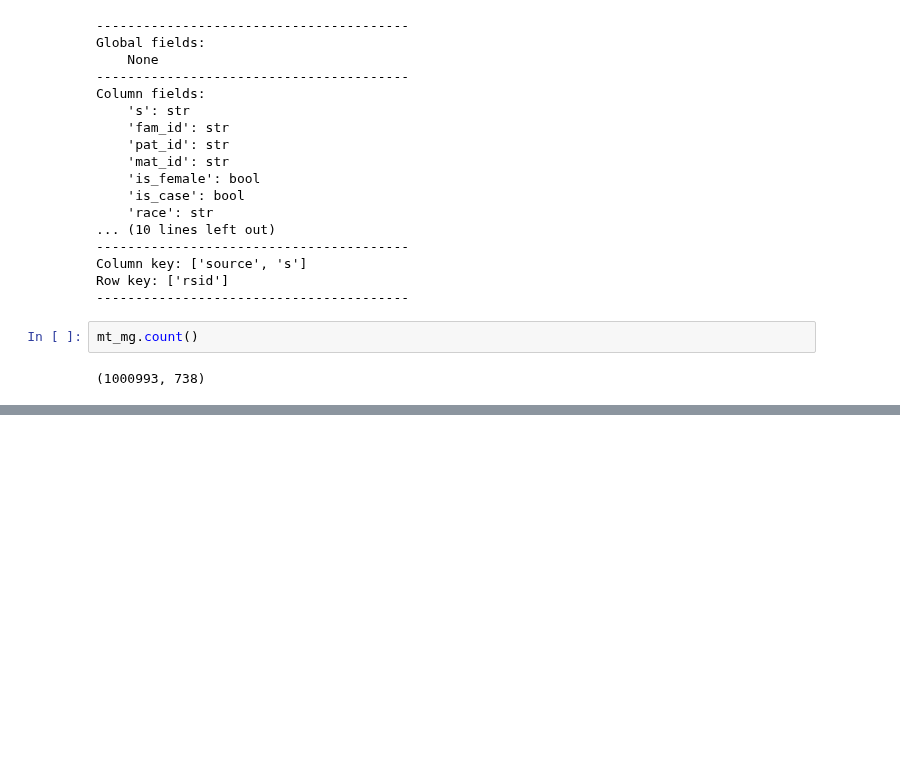
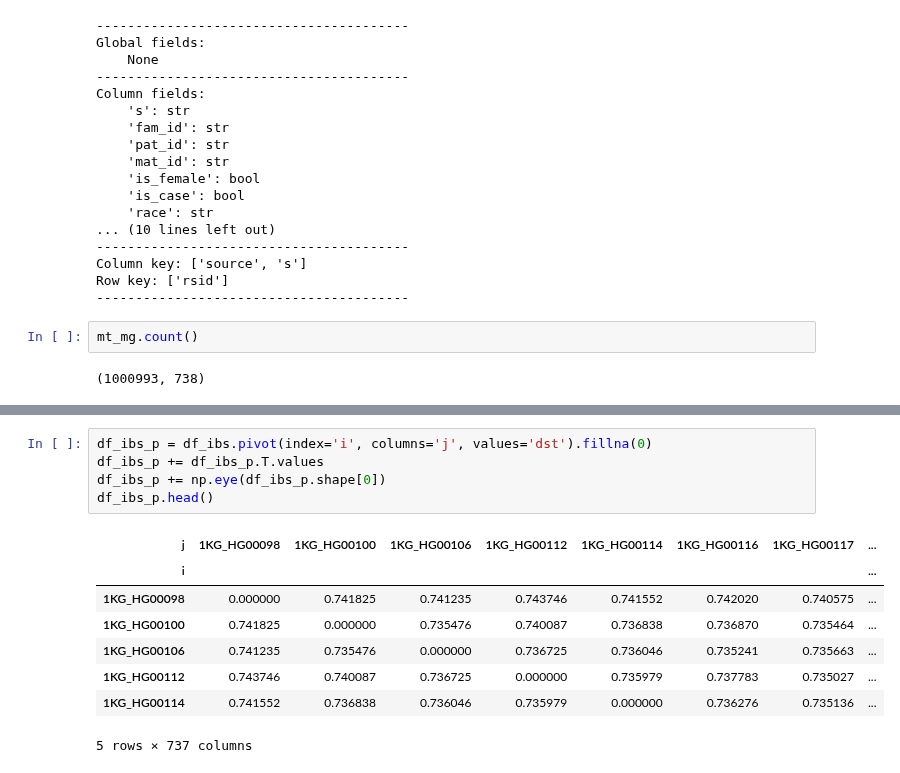
Before and after one commit to related-sciences/gwas-analysis, a Jupyter notebook: notebooks/tutorial/02-population-stratification/gwas-ps-hail.ipynb, the cells around one changed output, grey strips where cells are left out. Drawn from its saved outputs; the diff is of its cells as text; blank space fills up the shorter version.

```diff
--- a/notebooks/tutorial/02-population-stratification/gwas-ps-hail.ipynb
+++ b/notebooks/tutorial/02-population-stratification/gwas-ps-hail.ipynb
@@ -466,0 +589,14 @@ pca_plot(df_pca.pipe(lambda df: df[df['race'].isin(['OWN', 'EUR'])])) #+ \
+# %%
+df_ibs_p = df_ibs.pivot(index='i', columns='j', values='dst').fillna(0)
+df_ibs_p += df_ibs_p.T.values
+df_ibs_p += np.eye(df_ibs_p.shape[0])
+df_ibs_p.head()
+# %% [output]
+| j | 1KG_HG00098 | 1KG_HG00100 | 1KG_HG00106 | 1KG_HG00112 | 1KG_HG00114 | 1KG_HG00116 | 1KG_HG00117 | ... |
+| i |  |  |  |  |  |  |  | ... |
+| 1KG_HG00098 | 0.000000 | 0.741825 | 0.741235 | 0.743746 | 0.741552 | 0.742020 | 0.740575 | ... |
+| 1KG_HG00100 | 0.741825 | 0.000000 | 0.735476 | 0.740087 | 0.736838 | 0.736870 | 0.735464 | ... |
+| 1KG_HG00106 | 0.741235 | 0.735476 | 0.000000 | 0.736725 | 0.736046 | 0.735241 | 0.735663 | ... |
+| 1KG_HG00112 | 0.743746 | 0.740087 | 0.736725 | 0.000000 | 0.735979 | 0.737783 | 0.735027 | ... |
+| 1KG_HG00114 | 0.741552 | 0.736838 | 0.736046 | 0.735979 | 0.000000 | 0.736276 | 0.735136 | ... |
+5 rows × 737 columns
```
Also changed, not shown: parts of 32 cells of this notebook, 2 other files.
